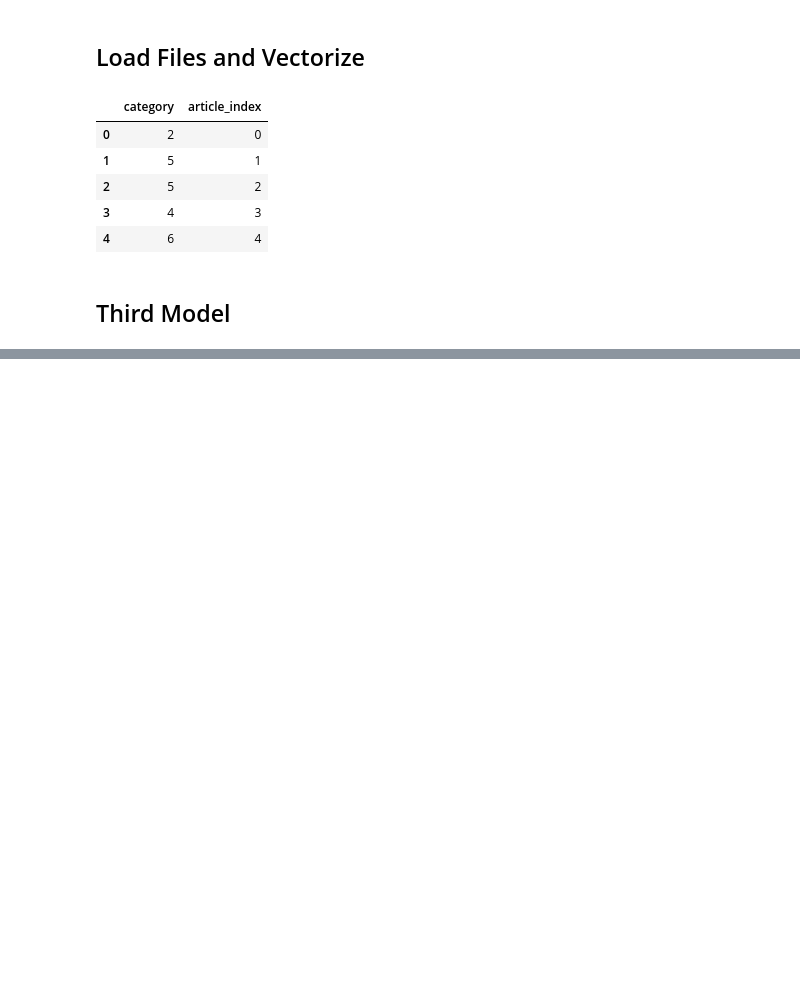
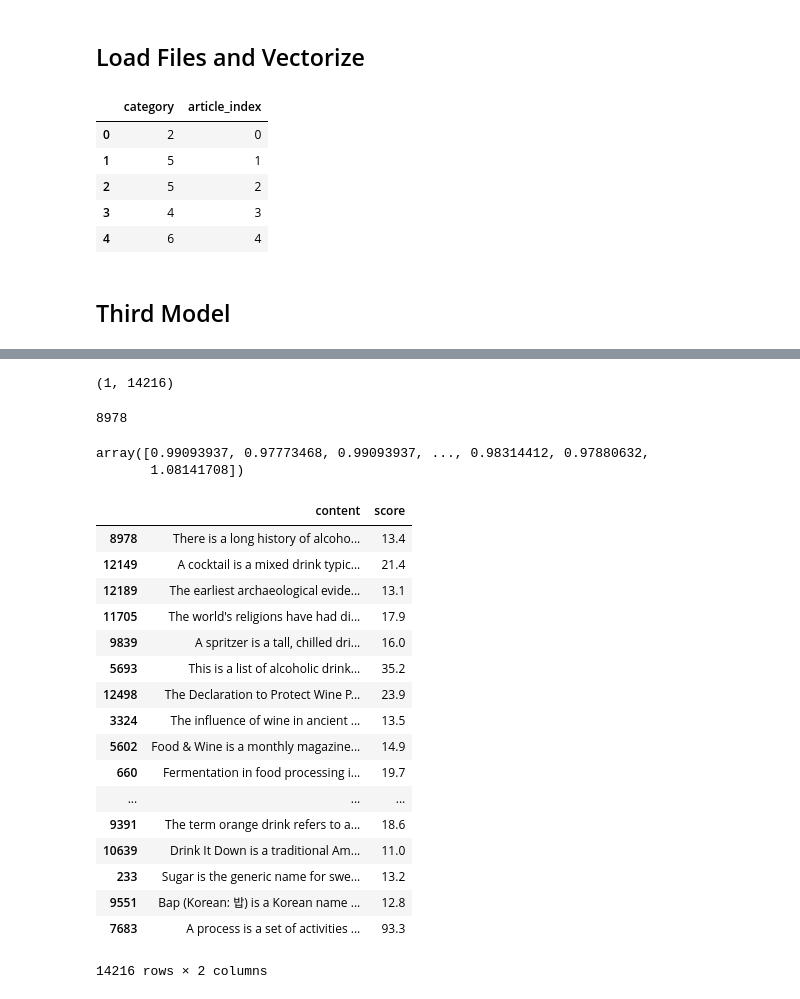
Before and after one commit to sherzyang/learning-discovery-tool, a Jupyter notebook: model_3.ipynb, the cells around one changed output, grey strips where cells are left out. Saved outputs shown, nothing was run; the diff lists cells and outputs as text; code cells hidden in the pictures; blank space fills up the shorter version.

```diff
--- a/model_3.ipynb
+++ b/model_3.ipynb
@@ -104,0 +186,5 @@ give_harder_level(sample)
+# %%
+
+def get_top_k_vector(vector, feature_ranking, k=20):
+    """Return the top k vector according to feature_ranking."""
+    return vector[:, feature_ranking[:k]]
@@ -104,0 +202,5 @@ give_harder_level(sample)
+# %%
+distances = cdist(
+    get_top_k_vector(sample_vector, feature_ranking),
+    get_top_k_vector(corpus_vectors, feature_ranking),
+)
@@ -104,0 +214,38 @@ give_harder_level(sample)
+# %%
+nearest_article_idxs = np.argsort(distances)
+# %%
+nearest_article_idxs.shape
+# %% [output]
+(1, 14216)
+# %%
+nearest_article_idxs[0, 0]
+# %% [output]
+8978
+# %%
+distances[0]
+# %% [output]
+array([0.99093937, 0.97773468, 0.99093937, ..., 0.98314412, 0.97880632,
+       1.08141708])
+# %%
+nearest_articles = df_corpus2.loc[nearest_article_idxs[0], :]
+# %%
+nearest_articles
+# %% [output]
+|  | content | score |
+| 8978 | There is a long history of alcoho... | 13.4 |
+| 12149 | A cocktail is a mixed drink typic... | 21.4 |
+| 12189 | The earliest archaeological evide... | 13.1 |
+| 11705 | The world's religions have had di... | 17.9 |
+| 9839 | A spritzer is a tall, chilled dri... | 16.0 |
+| 5693 | This is a list of alcoholic drink... | 35.2 |
+| 12498 | The Declaration to Protect Wine P... | 23.9 |
+| 3324 | The influence of wine in ancient ... | 13.5 |
+| 5602 | Food & Wine is a monthly magazine... | 14.9 |
+| 660 | Fermentation in food processing i... | 19.7 |
+| ... | ... | ... |
+| 9391 | The term orange drink refers to a... | 18.6 |
+| 10639 | Drink It Down is a traditional Am... | 11.0 |
+| 233 | Sugar is the generic name for swe... | 13.2 |
+| 9551 | Bap (Korean: 밥) is a Korean name ... | 12.8 |
+| 7683 | A process is a set of activities ... | 93.3 |
+14216 rows × 2 columns
```
Also changed, not shown: parts of 25 cells of this notebook.
